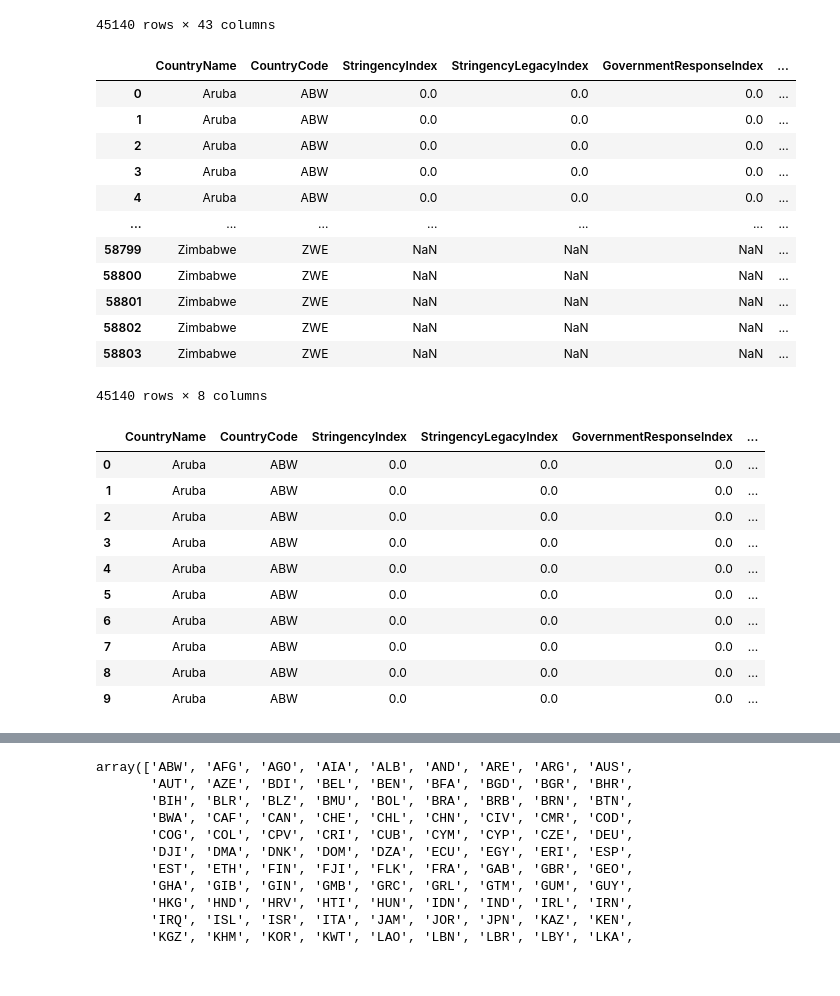
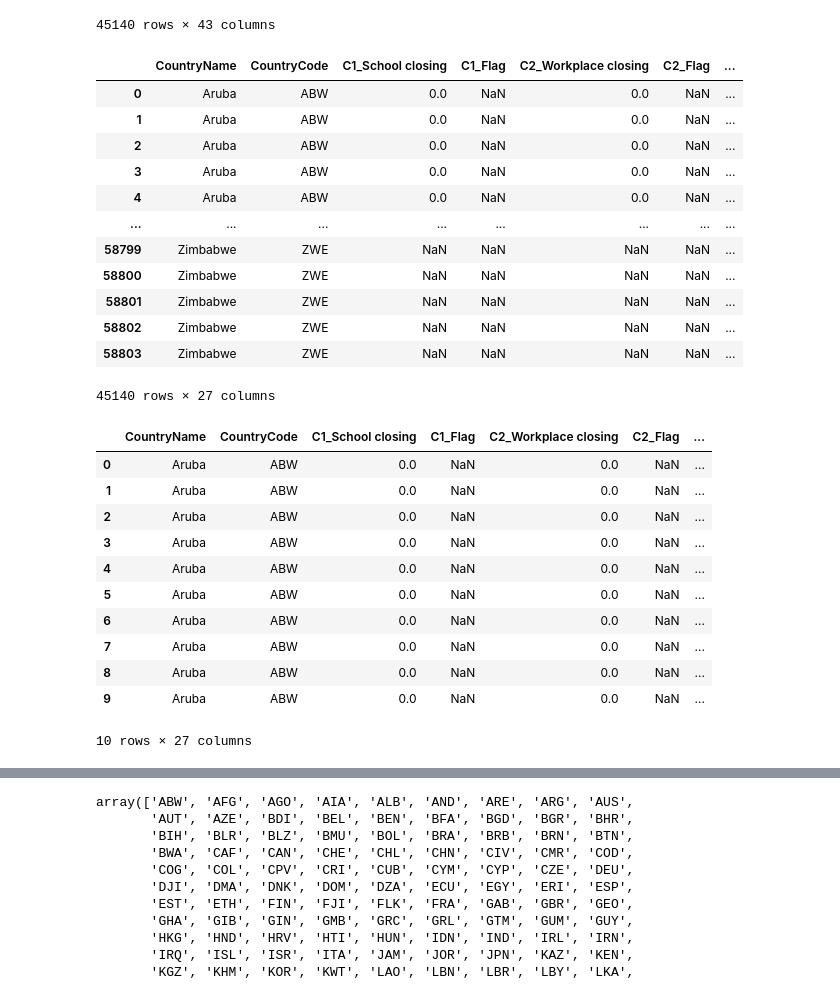
Before and after one commit to pmmfs/capstone-project, a Jupyter notebook: analysis_gov_regulation_impact/initial_cleaning.ipynb, the cells around one changed output, grey strips where cells are left out. Drawn from its saved outputs; the diff is of its cells as text; code cells hidden in the pictures.

Commit message:
updated cleaning, tables, and db

```diff
--- a/analysis_gov_regulation_impact/initial_cleaning.ipynb
+++ b/analysis_gov_regulation_impact/initial_cleaning.ipynb
@@ -159,58 +159,39 @@ government_regulation_df
 45140 rows × 43 columns
 # %%
 # Drop columns deemed redundant/not useful
-government_regulation_df = government_regulation_df.drop(['C1_School closing',
-                                                          'C1_Flag',
-                                                          'C2_Workplace closing',
-                                                          'C2_Flag',
-                                                          'C3_Cancel public events',
-                                                          'C3_Flag',
-                                                          'C4_Restrictions on gatherings',
-                                                          'C4_Flag',
-                                                          'C5_Close public transport',
-                                                          'C5_Flag',
-                                                          'C6_Stay at home requirements',
-                                                          'C6_Flag',
-                                                          'C7_Restrictions on internal movement',
-                                                          'C7_Flag',
-                                                          'C8_International travel controls',
-                                                          'E1_Income support',
-                                                          'E1_Flag',
-                                                          'E2_Debt/contract relief',
+government_regulation_df = government_regulation_df.drop(['E2_Debt/contract relief',
                                                           'E3_Fiscal measures',
                                                           'E4_International support',
-                                                          'H1_Public information campaigns',
-                                                          'H1_Flag',
                                                           'H2_Testing policy',
                                                           'H3_Contact tracing',
                                                           'H4_Emergency investment in healthcare',
                                                           'H5_Investment in vaccines',
                                                           'ConfirmedCases',
                                                           'ConfirmedDeaths',
                                                           'StringencyIndexForDisplay',
                                                           'StringencyLegacyIndexForDisplay',
                                                           'GovernmentResponseIndexForDisplay',
                                                           'ContainmentHealthIndexForDisplay',
                                                           'EconomicSupportIndexForDisplay',
                                                           'RegionName',
                                                           'RegionCode'
                                                          ], axis=1)
 
 government_regulation_df
 # %% [output]
-|  | CountryName | CountryCode | StringencyIndex | StringencyLegacyIndex | GovernmentResponseIndex | ... |
-| 0 | Aruba | ABW | 0.0 | 0.0 | 0.0 | ... |
-| 1 | Aruba | ABW | 0.0 | 0.0 | 0.0 | ... |
-| 2 | Aruba | ABW | 0.0 | 0.0 | 0.0 | ... |
-| 3 | Aruba | ABW | 0.0 | 0.0 | 0.0 | ... |
-| 4 | Aruba | ABW | 0.0 | 0.0 | 0.0 | ... |
-| ... | ... | ... | ... | ... | ... | ... |
-| 58799 | Zimbabwe | ZWE | NaN | NaN | NaN | ... |
-| 58800 | Zimbabwe | ZWE | NaN | NaN | NaN | ... |
-| 58801 | Zimbabwe | ZWE | NaN | NaN | NaN | ... |
-| 58802 | Zimbabwe | ZWE | NaN | NaN | NaN | ... |
-| 58803 | Zimbabwe | ZWE | NaN | NaN | NaN | ... |
+|  | CountryName | CountryCode | C1_School closing | C1_Flag | C2_Workplace closing | C2_Flag | ... |
+| 0 | Aruba | ABW | 0.0 | NaN | 0.0 | NaN | ... |
+| 1 | Aruba | ABW | 0.0 | NaN | 0.0 | NaN | ... |
+| 2 | Aruba | ABW | 0.0 | NaN | 0.0 | NaN | ... |
+| 3 | Aruba | ABW | 0.0 | NaN | 0.0 | NaN | ... |
+| 4 | Aruba | ABW | 0.0 | NaN | 0.0 | NaN | ... |
+| ... | ... | ... | ... | ... | ... | ... | ... |
+| 58799 | Zimbabwe | ZWE | NaN | NaN | NaN | NaN | ... |
+| 58800 | Zimbabwe | ZWE | NaN | NaN | NaN | NaN | ... |
+| 58801 | Zimbabwe | ZWE | NaN | NaN | NaN | NaN | ... |
+| 58802 | Zimbabwe | ZWE | NaN | NaN | NaN | NaN | ... |
+| 58803 | Zimbabwe | ZWE | NaN | NaN | NaN | NaN | ... |
-45140 rows × 8 columns
+45140 rows × 27 columns
 # %%
 # Drop rows based on countries not included in "covid_stats_df"
 index_drop_codes = government_regulation_df[(government_regulation_df["CountryCode"] == "MAC") |
@@ -225,16 +206,17 @@ government_regulation_df.drop(index_drop_codes, inplace=True)
 
 government_regulation_df.head(10)
 # %% [output]
-|  | CountryName | CountryCode | StringencyIndex | StringencyLegacyIndex | GovernmentResponseIndex | ... |
-| 0 | Aruba | ABW | 0.0 | 0.0 | 0.0 | ... |
-| 1 | Aruba | ABW | 0.0 | 0.0 | 0.0 | ... |
-| 2 | Aruba | ABW | 0.0 | 0.0 | 0.0 | ... |
-| 3 | Aruba | ABW | 0.0 | 0.0 | 0.0 | ... |
-| 4 | Aruba | ABW | 0.0 | 0.0 | 0.0 | ... |
-| 5 | Aruba | ABW | 0.0 | 0.0 | 0.0 | ... |
-| 6 | Aruba | ABW | 0.0 | 0.0 | 0.0 | ... |
-| 7 | Aruba | ABW | 0.0 | 0.0 | 0.0 | ... |
-| 8 | Aruba | ABW | 0.0 | 0.0 | 0.0 | ... |
-| 9 | Aruba | ABW | 0.0 | 0.0 | 0.0 | ... |
+|  | CountryName | CountryCode | C1_School closing | C1_Flag | C2_Workplace closing | C2_Flag | ... |
+| 0 | Aruba | ABW | 0.0 | NaN | 0.0 | NaN | ... |
+| 1 | Aruba | ABW | 0.0 | NaN | 0.0 | NaN | ... |
+| 2 | Aruba | ABW | 0.0 | NaN | 0.0 | NaN | ... |
+| 3 | Aruba | ABW | 0.0 | NaN | 0.0 | NaN | ... |
+| 4 | Aruba | ABW | 0.0 | NaN | 0.0 | NaN | ... |
+| 5 | Aruba | ABW | 0.0 | NaN | 0.0 | NaN | ... |
+| 6 | Aruba | ABW | 0.0 | NaN | 0.0 | NaN | ... |
+| 7 | Aruba | ABW | 0.0 | NaN | 0.0 | NaN | ... |
+| 8 | Aruba | ABW | 0.0 | NaN | 0.0 | NaN | ... |
+| 9 | Aruba | ABW | 0.0 | NaN | 0.0 | NaN | ... |
+10 rows × 27 columns
 # %%
 # Show the number of nulls in each column of government_regulations_df
```
Also changed, not shown: parts of 9 cells of this notebook, 8 other files.
